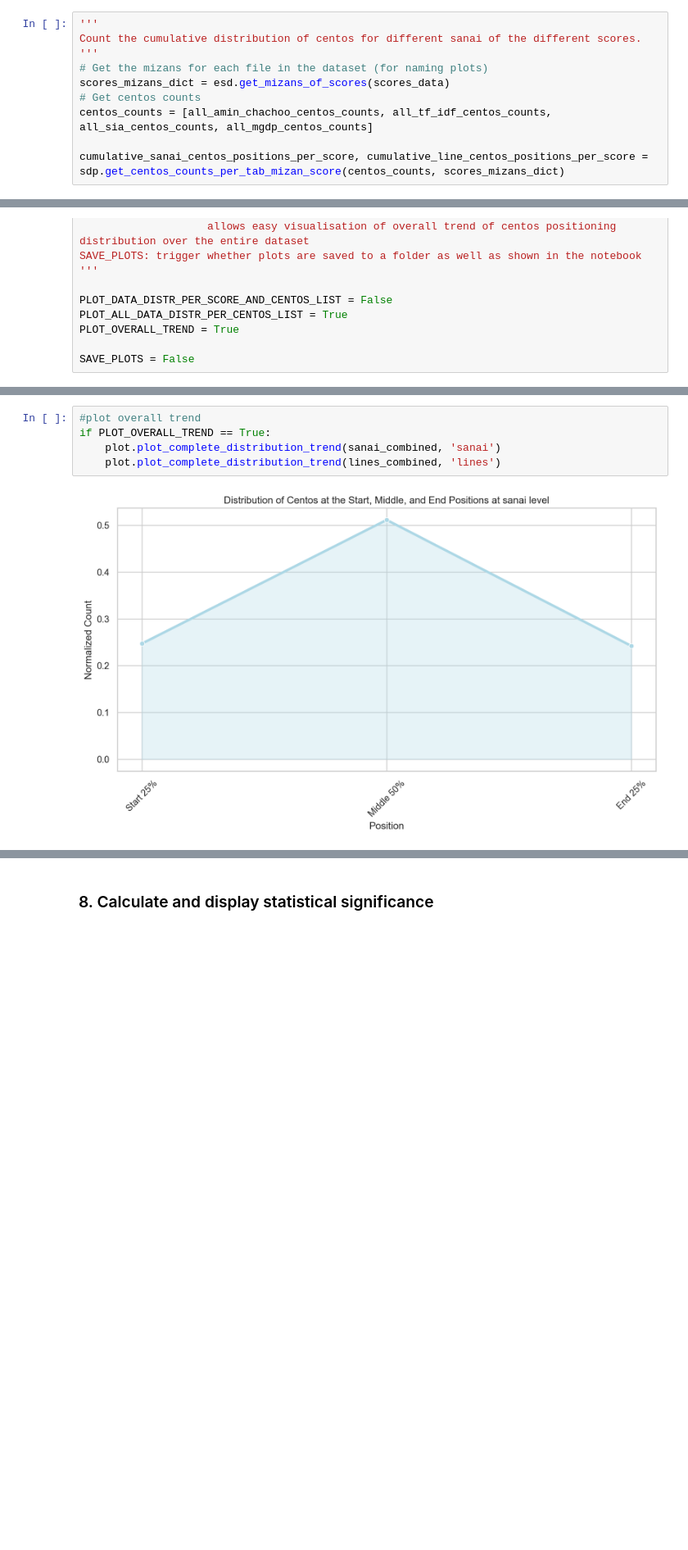
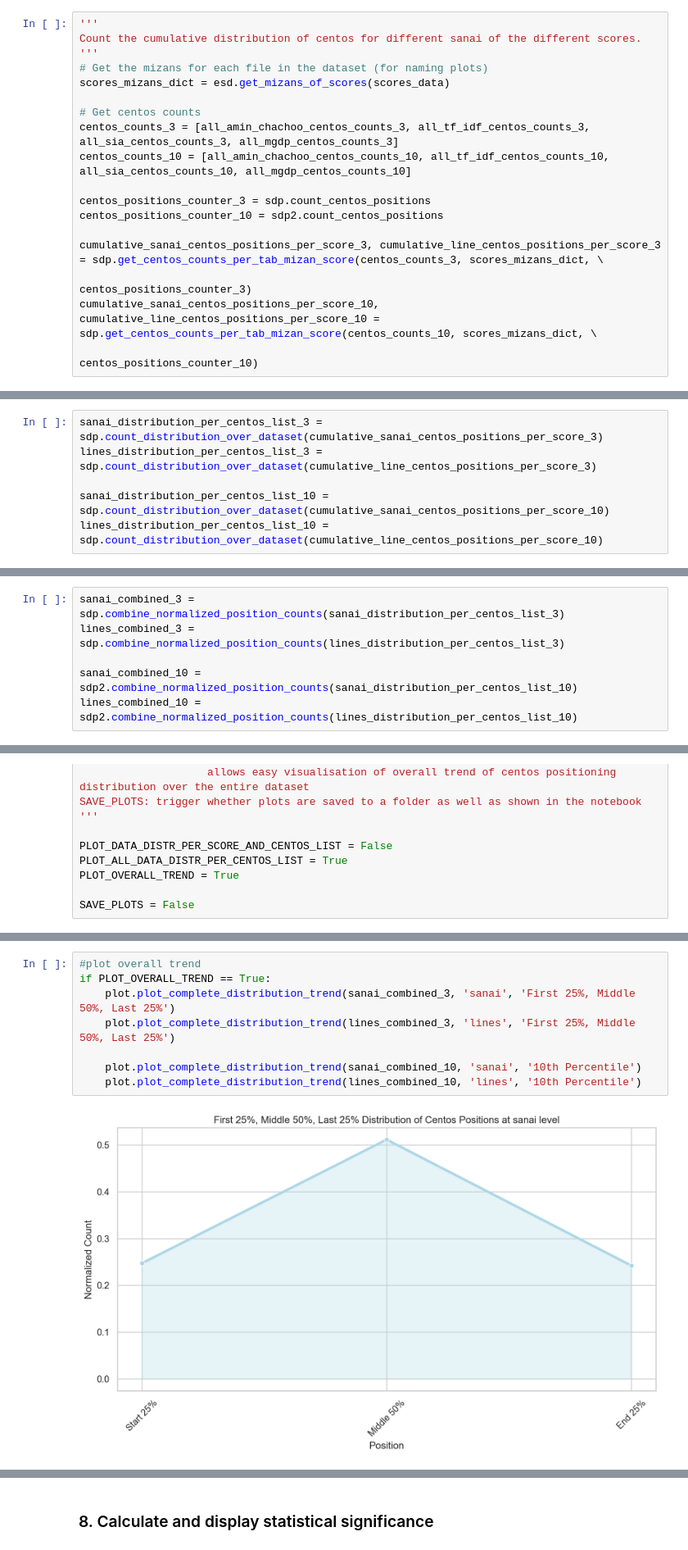
Before and after one commit to isabelleoktay/ethnomusicology_project, a Jupyter notebook: main.ipynb, the cells around one changed output, grey strips where cells are left out. Shown at 82% size. Cells and saved outputs as stored; diff of their text form; blank space fills up the shorter version.

Commit message:
Added code to segment scores in increments of 10% and refactored this code

```diff
--- a/main.ipynb
+++ b/main.ipynb
@@ -136,10 +159,18 @@ Count the cumulative distribution of centos for different sanai of the different
 '''
 # Get the mizans for each file in the dataset (for naming plots)
 scores_mizans_dict = esd.get_mizans_of_scores(scores_data)
+
 # Get centos counts
-centos_counts = [all_amin_chachoo_centos_counts, all_tf_idf_centos_counts, all_sia_centos_counts, all_mgdp_centos_counts]
+centos_counts_3 = [all_amin_chachoo_centos_counts_3, all_tf_idf_centos_counts_3, all_sia_centos_counts_3, all_mgdp_centos_counts_3]
+centos_counts_10 = [all_amin_chachoo_centos_counts_10, all_tf_idf_centos_counts_10, all_sia_centos_counts_10, all_mgdp_centos_counts_10]
 
-cumulative_sanai_centos_positions_per_score, cumulative_line_centos_positions_per_score = sdp.get_centos_counts_per_tab_mizan_score(centos_counts, scores_mizans_dict)
+centos_positions_counter_3 = sdp.count_centos_positions
+centos_positions_counter_10 = sdp2.count_centos_positions
+
+cumulative_sanai_centos_positions_per_score_3, cumulative_line_centos_positions_per_score_3 = sdp.get_centos_counts_per_tab_mizan_score(centos_counts_3, scores_mizans_dict, \
+                                                                                                                                        centos_positions_counter_3)
+cumulative_sanai_centos_positions_per_score_10, cumulative_line_centos_positions_per_score_10 = sdp.get_centos_counts_per_tab_mizan_score(centos_counts_10, scores_mizans_dict, \
+                                                                                                                                          centos_positions_counter_10)
 # %%
 '''
 Uncomment the following lines to display tables with the counts for each tab-mizan score.
@@ -163,3 +203,9 @@ lines_distribution_per_centos_list = sdp.count_distribution_over_dataset(cumulat
+# %%
+sanai_distribution_per_centos_list_3 = sdp.count_distribution_over_dataset(cumulative_sanai_centos_positions_per_score_3)
+lines_distribution_per_centos_list_3 = sdp.count_distribution_over_dataset(cumulative_line_centos_positions_per_score_3)
+
+sanai_distribution_per_centos_list_10 = sdp.count_distribution_over_dataset(cumulative_sanai_centos_positions_per_score_10)
+lines_distribution_per_centos_list_10 = sdp.count_distribution_over_dataset(cumulative_line_centos_positions_per_score_10)
 # %%
 '''
 Uncomment the following lines to display tables with the counts for each centos list.
@@ -183,3 +238,9 @@ lines_combined = sdp.combine_normalized_position_counts(lines_distribution_per_c
+# %%
+sanai_combined_3 = sdp.combine_normalized_position_counts(sanai_distribution_per_centos_list_3)
+lines_combined_3 = sdp.combine_normalized_position_counts(lines_distribution_per_centos_list_3)
+
+sanai_combined_10 = sdp2.combine_normalized_position_counts(sanai_distribution_per_centos_list_10)
+lines_combined_10 = sdp2.combine_normalized_position_counts(lines_distribution_per_centos_list_10)
 # %% [markdown]
 ### 7. Plot the overall distribution of the centos in each centos list.
 # %%
@@ -239,7 +329,10 @@ LINE LEVEL:
 # %%
 #plot overall trend
 if PLOT_OVERALL_TREND == True:
-    plot.plot_complete_distribution_trend(sanai_combined, 'sanai')
-    plot.plot_complete_distribution_trend(lines_combined, 'lines')
+    plot.plot_complete_distribution_trend(sanai_combined_3, 'sanai', 'First 25%, Middle 50%, Last 25%')
+    plot.plot_complete_distribution_trend(lines_combined_3, 'lines', 'First 25%, Middle 50%, Last 25%')
+
+    plot.plot_complete_distribution_trend(sanai_combined_10, 'sanai', '10th Percentile')
+    plot.plot_complete_distribution_trend(lines_combined_10, 'lines', '10th Percentile')
 # %% [output]
-[figure, old version]
+[figure, new version]
```
Also changed, not shown: parts of 21 cells of this notebook, 11 other files.
